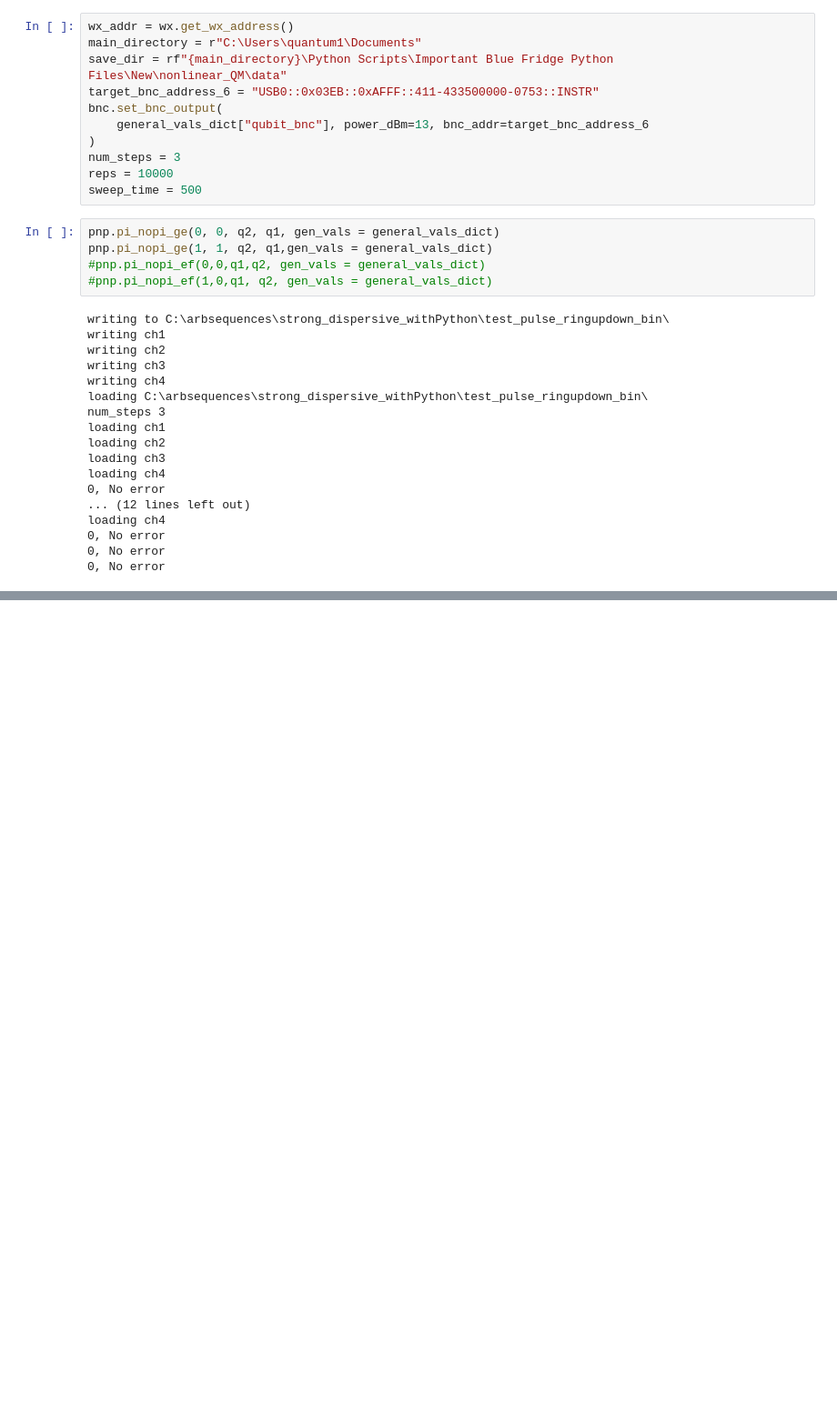
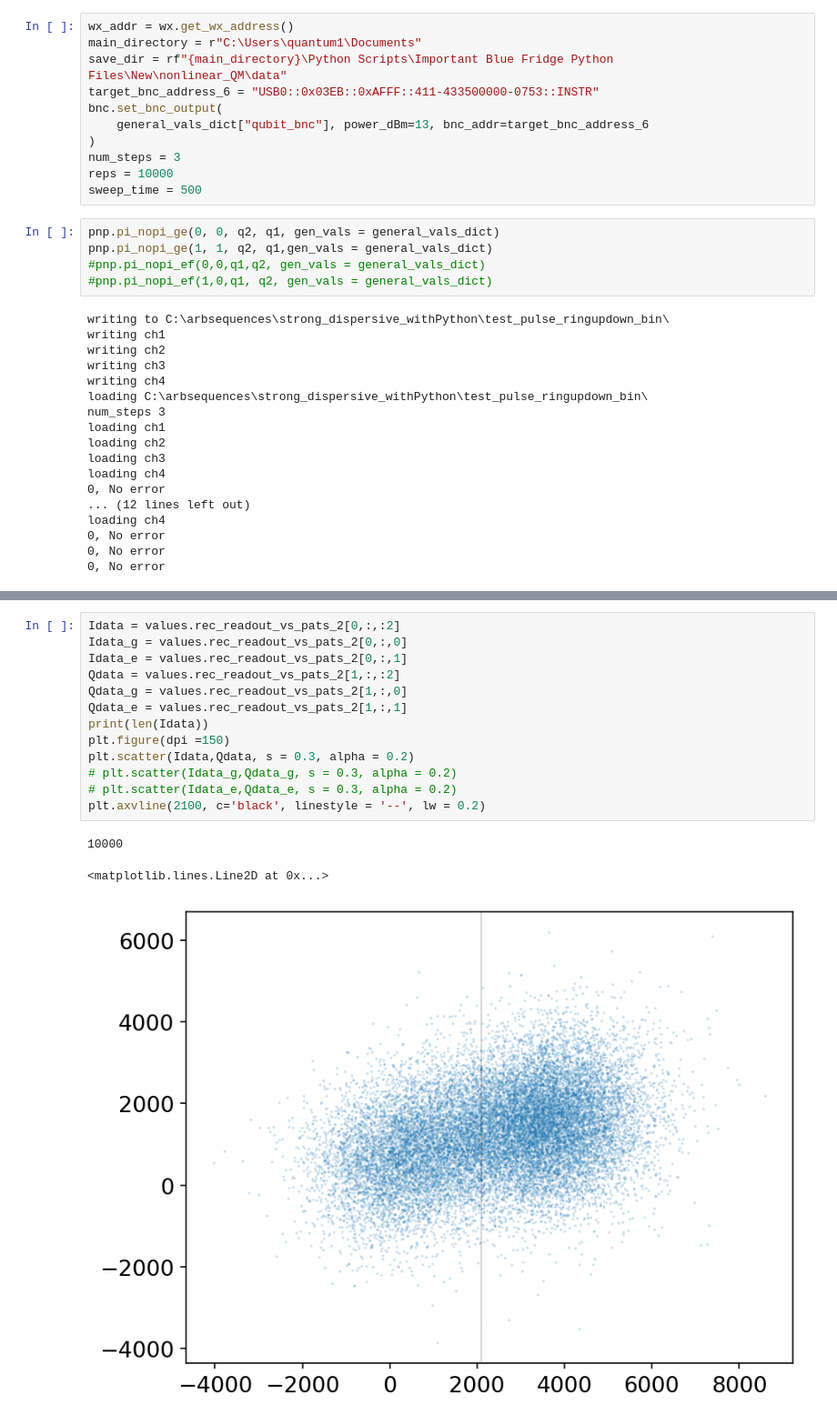
Before and after one commit to Katermurch/BlueFridgeNonLin, a Jupyter notebook: threestate_discrim.ipynb, the cells around one changed output, grey strips where cells are left out. Shown at 91% size. Drawn from its saved outputs; the diff is of its cells as text; blank space fills up the shorter version.

```diff
--- a/threestate_discrim.ipynb
+++ b/threestate_discrim.ipynb
@@ -174,0 +164,17 @@ Transferred 503316480 bytes (125496372.264986 bytes per sec)
+# %%
+Idata = values.rec_readout_vs_pats_2[0,:,:2]
+Idata_g = values.rec_readout_vs_pats_2[0,:,0]
+Idata_e = values.rec_readout_vs_pats_2[0,:,1]
+Qdata = values.rec_readout_vs_pats_2[1,:,:2]
+Qdata_g = values.rec_readout_vs_pats_2[1,:,0]
+Qdata_e = values.rec_readout_vs_pats_2[1,:,1]
+print(len(Idata))
+plt.figure(dpi =150)
+plt.scatter(Idata,Qdata, s = 0.3, alpha = 0.2)
+# plt.scatter(Idata_g,Qdata_g, s = 0.3, alpha = 0.2)
+# plt.scatter(Idata_e,Qdata_e, s = 0.3, alpha = 0.2)
+plt.axvline(2100, c='black', linestyle = '--', lw = 0.2)
+# %% [output]
+10000
+<matplotlib.lines.Line2D at 0x...>
+[figure, added]
```
Also changed, not shown: parts of 12 cells of this notebook, 4 other files.
